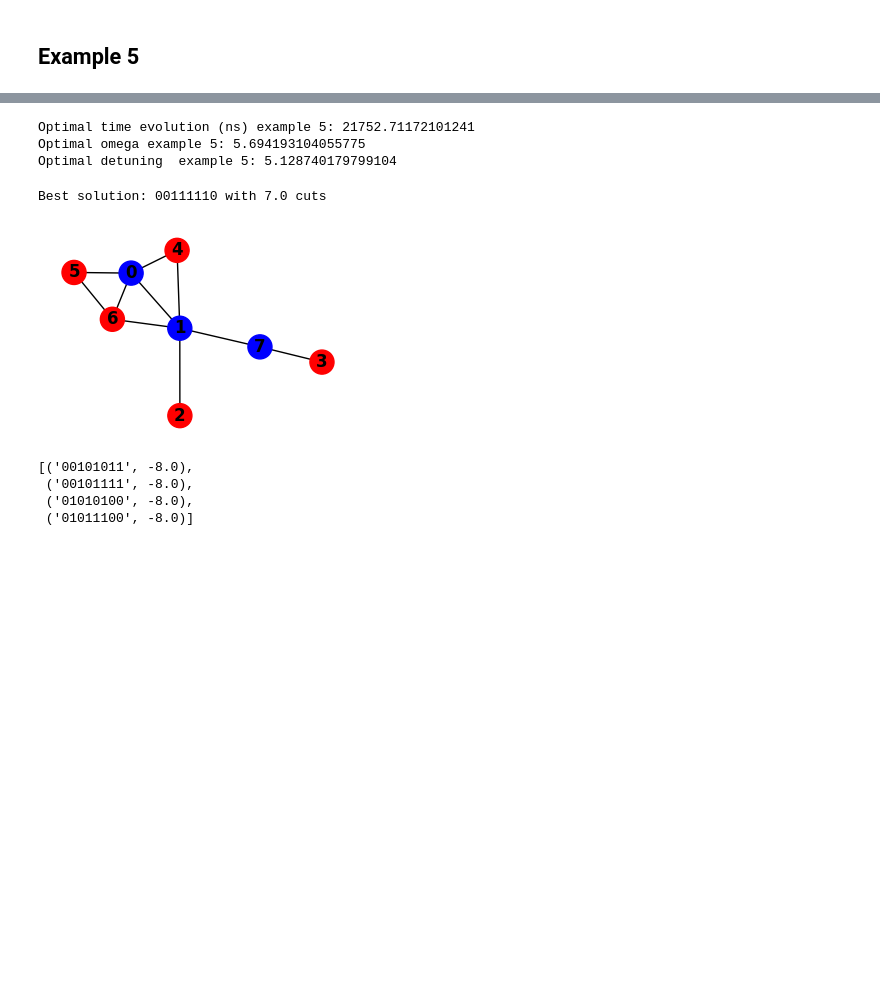
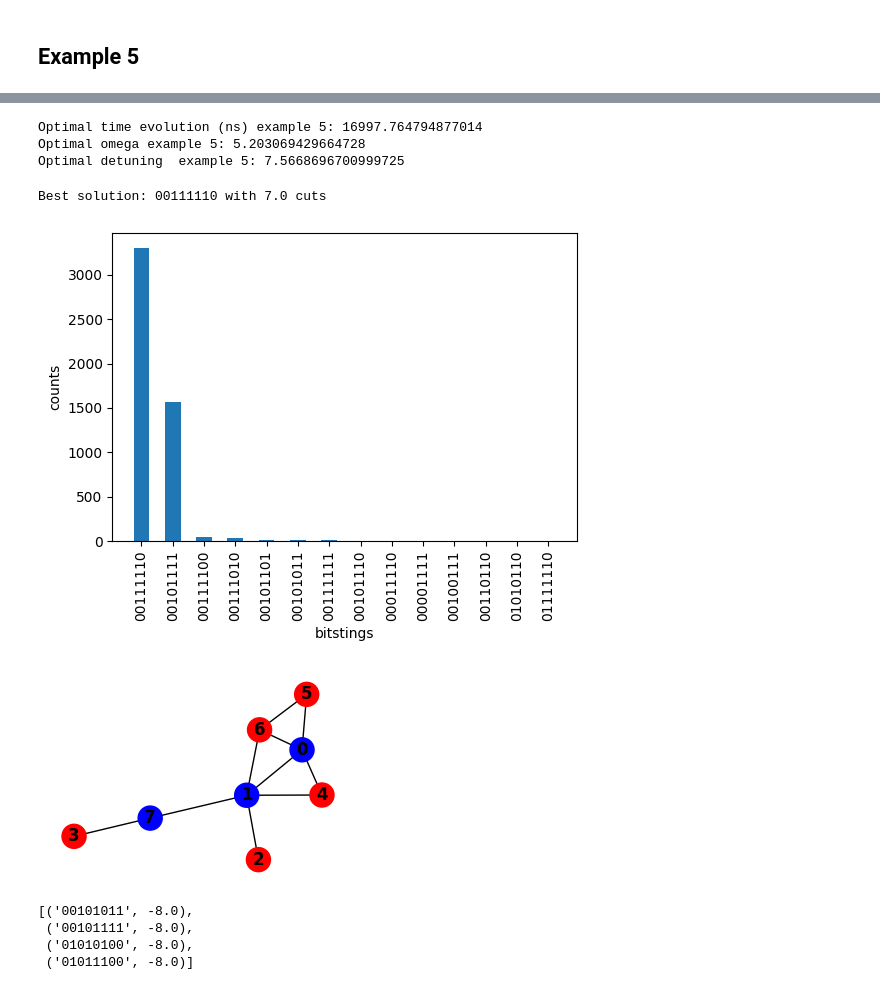
Before and after one commit to victor-onofre/pasqal_project, a Jupyter notebook: vqaa_tests.ipynb, the cells around one changed output, grey strips where cells are left out. Saved outputs shown, nothing was run; the diff lists cells and outputs as text; code cells hidden in the pictures; blank space fills up the shorter version.

```diff
--- a/vqaa_tests.ipynb
+++ b/vqaa_tests.ipynb
@@ -251,22 +251,25 @@ reg_by_hand_5 = Register(qubits_5)
 # %%
 opt_parameters_example_5 = VQAA(reg_by_hand_5,
-                                Q_Example_5)
+                                Q_Example_5,
+                                minimizer_method ='COBYLA')
 # %%
 print("Optimal time evolution (ns) example 5:",opt_parameters_example_5[0])
 print("Optimal omega example 5:", opt_parameters_example_5[1])
 print("Optimal detuning  example 5:",opt_parameters_example_5[2])
 # %% [output]
-Optimal time evolution (ns) example 5: 21752.71172101241
-Optimal omega example 5: 5.694193104055775
-Optimal detuning  example 5: 5.128740179799104
+Optimal time evolution (ns) example 5: 16997.764794877014
+Optimal omega example 5: 5.203069429664728
+Optimal detuning  example 5: 7.5668696700999725
 # %%
 plot_solution_vqaa(Graph_Example_5,
                    Q_Example_5,
                    opt_parameters_example_5,
-                   reg_by_hand_5)
+                   reg_by_hand_5,
+                   plot_histogram = True)
 # %% [output]
 Best solution: 00111110 with 7.0 cuts
-[figure, old version]
+[figure, new version]
+[figure, added]
 # %%
 brute_force(Q_Example_5)[:4]
 # %% [output]
```
Also changed, not shown: parts of 1 cell of this notebook, 3 other files.
